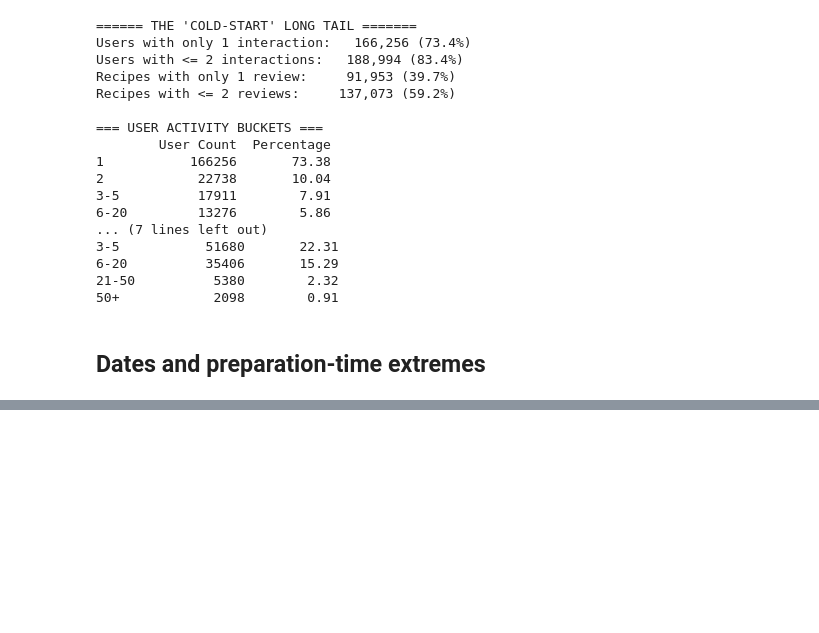
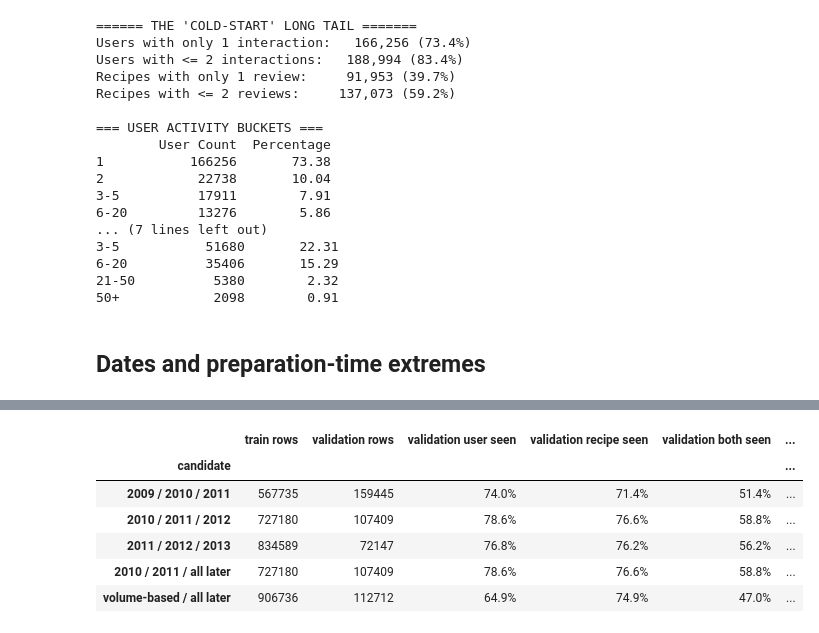
Before and after one commit to mihikabairathi/ml_in_practice_project, a Jupyter notebook: notebooks/eda.ipynb, the cells around one changed output, grey strips where cells are left out. Cells and saved outputs as stored; diff of their text form; code cells hidden in the pictures; blank space fills up the shorter version.

```diff
--- a/notebooks/eda.ipynb
+++ b/notebooks/eda.ipynb
@@ -219,0 +385,41 @@ Interaction range: 2000-01-25 00:00:00 to 2018-12-20 00:00:00 invalid/missing: 0
+# %%
+candidate_windows = {
+    "2009 / 2010 / 2011": ("2009-01-01", "2010-01-01", "2011-01-01"),
+    "2010 / 2011 / 2012": ("2010-01-01", "2011-01-01", "2012-01-01"),
+    "2011 / 2012 / 2013": ("2011-01-01", "2012-01-01", "2013-01-01"),
+    "2010 / 2011 / all later": ("2010-01-01", "2011-01-01", None),
+    "volume-based / all later": (train_end, val_end, None),
+}
+
+candidate_rows = []
+for label, (train_cut, val_cut, test_cut) in candidate_windows.items():
+    train_cut, val_cut = pd.Timestamp(train_cut), pd.Timestamp(val_cut)
+    test_cut = pd.Timestamp(test_cut) if test_cut is not None else None
+    training = dated.loc[dated["date"] < train_cut]
+    train_user_ids = set(training["user_id"])
+    train_recipe_ids = set(training["recipe_id"])
+    periods = {
+        "validation": dated.loc[(dated["date"] >= train_cut) & (dated["date"] < val_cut)],
+        "test": dated.loc[(dated["date"] >= val_cut) & ((dated["date"] < test_cut) if test_cut is not None else True)],
+    }
+    row = {"candidate": label, "train rows": len(training)}
+    for period_name, period in periods.items():
+        user_seen = period["user_id"].isin(train_user_ids)
+        recipe_seen = period["recipe_id"].isin(train_recipe_ids)
+        row[f"{period_name} rows"] = len(period)
+        row[f"{period_name} user seen"] = user_seen.mean()
+        row[f"{period_name} recipe seen"] = recipe_seen.mean()
+        row[f"{period_name} both seen"] = (user_seen & recipe_seen).mean()
+    candidate_rows.append(row)
+
+candidate_summary = pd.DataFrame(candidate_rows).set_index("candidate")
+coverage_cols = [column for column in candidate_summary if column.endswith("seen")]
+display(candidate_summary.style.format({column: "{:.1%}" for column in coverage_cols}))
+# %% [output]
+|  | train rows | validation rows | validation user seen | validation recipe seen | validation both seen | ... |
+| candidate |  |  |  |  |  | ... |
+| 2009 / 2010 / 2011 | 567735 | 159445 | 74.0% | 71.4% | 51.4% | ... |
+| 2010 / 2011 / 2012 | 727180 | 107409 | 78.6% | 76.6% | 58.8% | ... |
+| 2011 / 2012 / 2013 | 834589 | 72147 | 76.8% | 76.2% | 56.2% | ... |
+| 2010 / 2011 / all later | 727180 | 107409 | 78.6% | 76.6% | 58.8% | ... |
+| volume-based / all later | 906736 | 112712 | 64.9% | 74.9% | 47.0% | ... |
```
Also changed, not shown: parts of 9 cells of this notebook.
